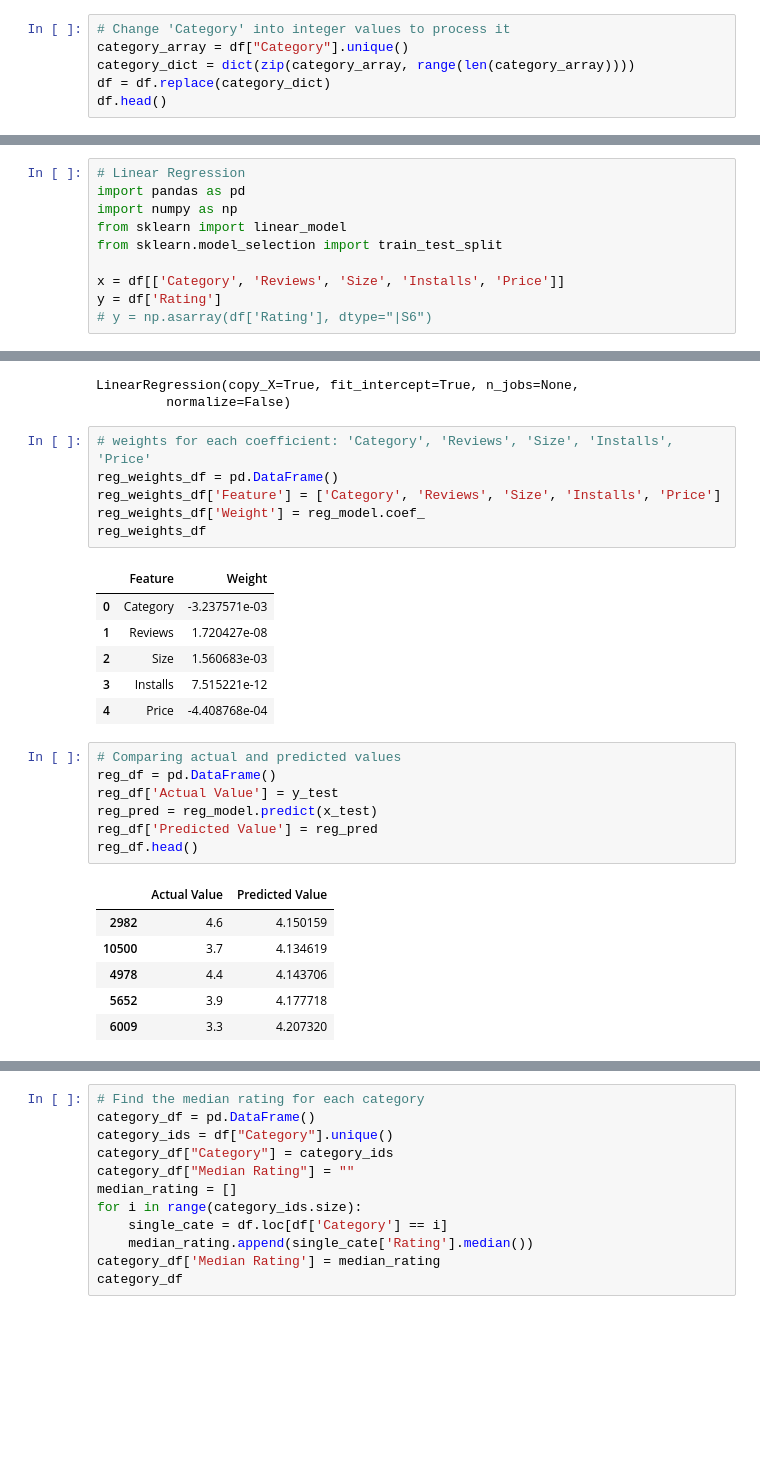
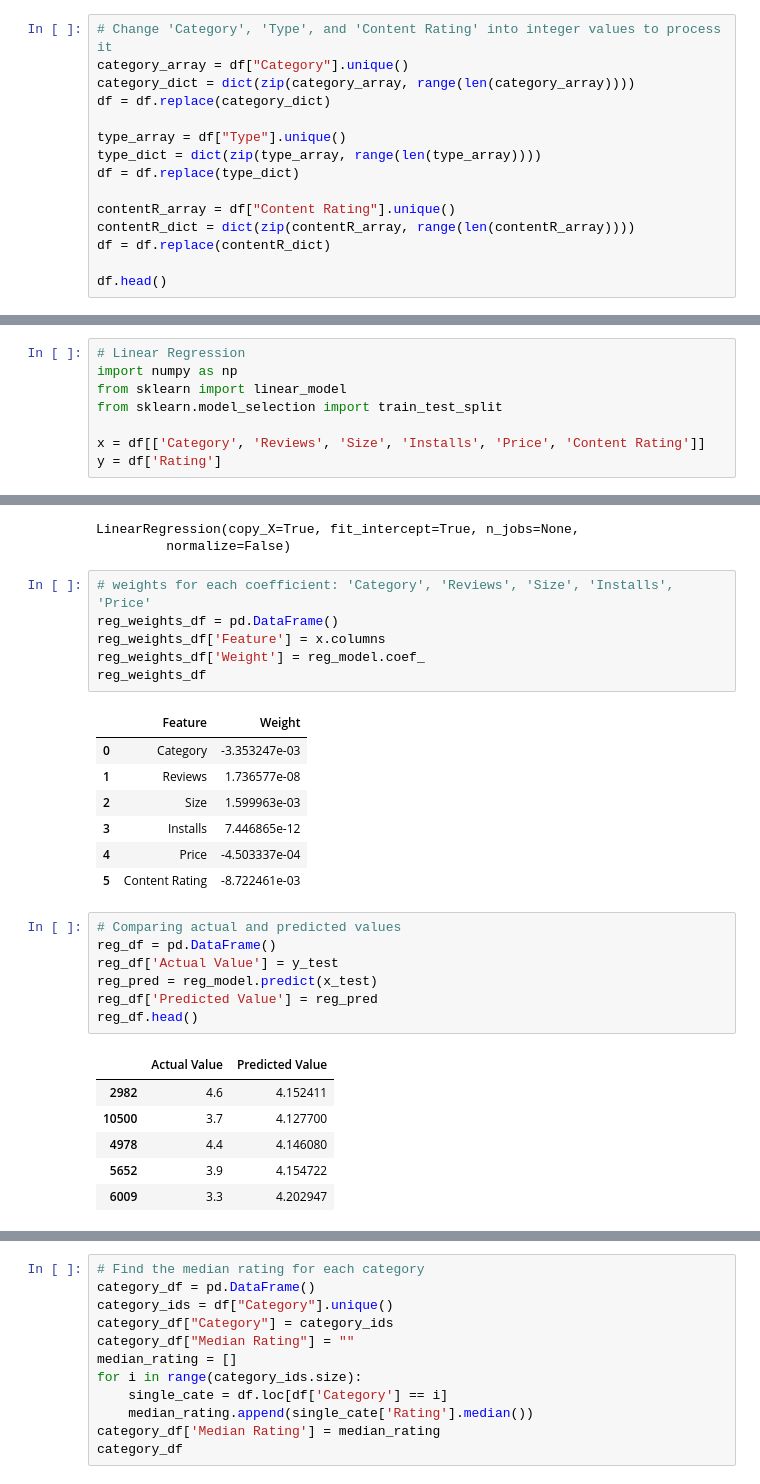
Before and after one commit to IceJinx33/playstore-apps-kernel, a Jupyter notebook: final-project/final_project_models.ipynb, the cells around one changed output, grey strips where cells are left out. Cells and saved outputs as stored; diff of their text form; blank space fills up the shorter version.

```diff
--- a/final-project/final_project_models.ipynb
+++ b/final-project/final_project_models.ipynb
@@ -309,10 +315,19 @@ plt.show()
 #     MODELS
 ### ===========
 # %%
-# Change 'Category' into integer values to process it
+# Change 'Category', 'Type', and 'Content Rating' into integer values to process it
 category_array = df["Category"].unique()
 category_dict = dict(zip(category_array, range(len(category_array))))
 df = df.replace(category_dict)
+
+type_array = df["Type"].unique()
+type_dict = dict(zip(type_array, range(len(type_array))))
+df = df.replace(type_dict)
+
+contentR_array = df["Content Rating"].unique()
+contentR_dict = dict(zip(contentR_array, range(len(contentR_array))))
+df = df.replace(contentR_dict)
+
 df.head()
 # %% [output]
 |  | App | Category | Rating | Reviews | Size | Installs | Type | Price | Content Rating | Genres | ... |
@@ -352,13 +431,11 @@ df.head()
 # %%
 # Linear Regression
-import pandas as pd
 import numpy as np
 from sklearn import linear_model
 from sklearn.model_selection import train_test_split
 
-x = df[['Category', 'Reviews', 'Size', 'Installs', 'Price']]
+x = df[['Category', 'Reviews', 'Size', 'Installs', 'Price', 'Content Rating']]
 y = df['Rating']
-# y = np.asarray(df['Rating'], dtype="|S6")
 # %%
 x.describe()
 # %% [output]
@@ -381,16 +458,17 @@ LinearRegression(copy_X=True, fit_intercept=True, n_jobs=None,
 # %%
 # weights for each coefficient: 'Category', 'Reviews', 'Size', 'Installs', 'Price'
 reg_weights_df = pd.DataFrame()
-reg_weights_df['Feature'] = ['Category', 'Reviews', 'Size', 'Installs', 'Price']
+reg_weights_df['Feature'] = x.columns
 reg_weights_df['Weight'] = reg_model.coef_
 reg_weights_df
 # %% [output]
 |  | Feature | Weight |
-| 0 | Category | -3.237571e-03 |
-| 1 | Reviews | 1.720427e-08 |
-| 2 | Size | 1.560683e-03 |
-| 3 | Installs | 7.515221e-12 |
-| 4 | Price | -4.408768e-04 |
+| 0 | Category | -3.353247e-03 |
+| 1 | Reviews | 1.736577e-08 |
+| 2 | Size | 1.599963e-03 |
+| 3 | Installs | 7.446865e-12 |
+| 4 | Price | -4.503337e-04 |
+| 5 | Content Rating | -8.722461e-03 |
 # %%
 # Comparing actual and predicted values
 reg_df = pd.DataFrame()
@@ -400,11 +478,11 @@ reg_df['Predicted Value'] = reg_pred
 reg_df.head()
 # %% [output]
 |  | Actual Value | Predicted Value |
-| 2982 | 4.6 | 4.150159 |
-| 10500 | 3.7 | 4.134619 |
-| 4978 | 4.4 | 4.143706 |
-| 5652 | 3.9 | 4.177718 |
-| 6009 | 3.3 | 4.207320 |
+| 2982 | 4.6 | 4.152411 |
+| 10500 | 3.7 | 4.127700 |
+| 4978 | 4.4 | 4.146080 |
+| 5652 | 3.9 | 4.154722 |
+| 6009 | 3.3 | 4.202947 |
 # %%
 # Root mean square error
 np.sqrt(np.mean((reg_pred-y_test)**2))
```
Also changed, not shown: parts of 28 cells of this notebook.
